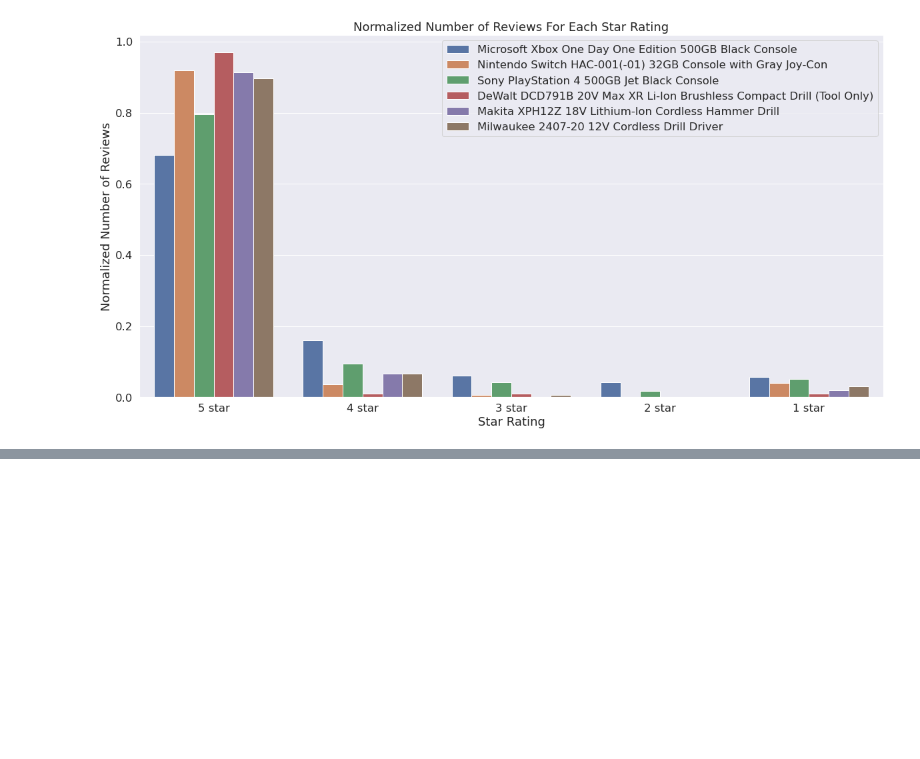
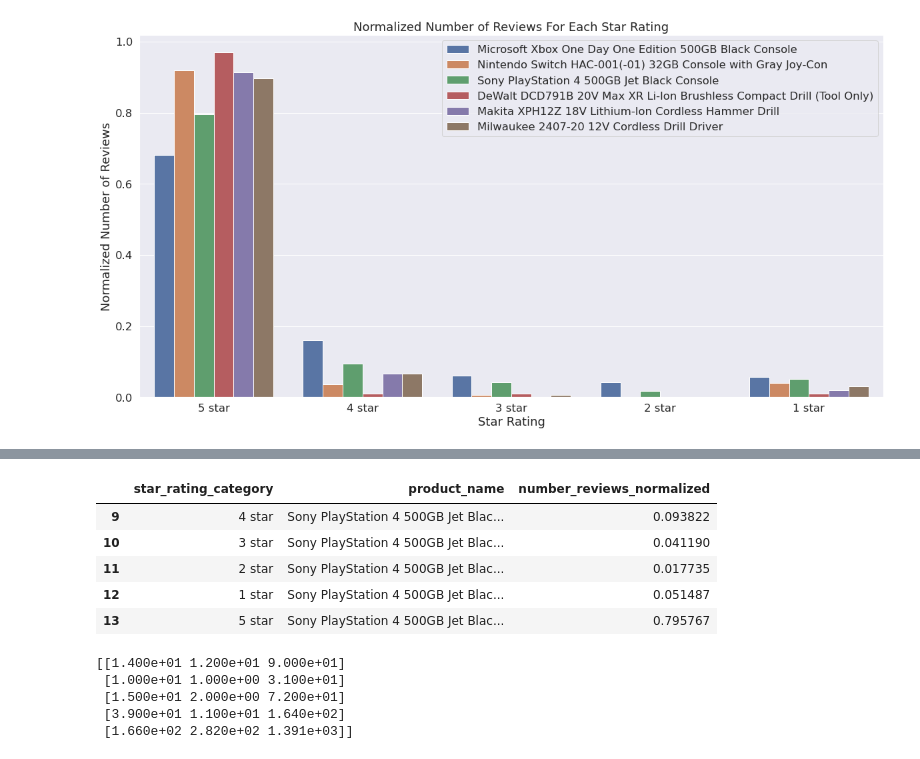
Before and after one commit to arunkumarakkineni/Statistical-Analysis-to-determine-similarity-of-product-reviews-on-Web-Crawled-Product-Review-Rating, a Jupyter notebook: cap1_stats_analysis.ipynb, the cells around one changed output, grey strips where cells are left out. Drawn from its saved outputs; the diff is of its cells as text; code cells hidden in the pictures; blank space fills up the shorter version.

Commit message:
Commit version with statistical tests

```diff
--- a/cap1_stats_analysis.ipynb
+++ b/cap1_stats_analysis.ipynb
@@ -390,0 +429,59 @@ plt.show()
+# %%
+'''
+Chi Square Test to test the null hypothesis that the distribution of
+5 Star Reviews is similar across all three products in the Home Appliances Category
+'''
+df_rating_pst.head(20)
+# %% [output]
+|  | star_rating_category | product_name | number_reviews_normalized |
+| 9 | 4 star | Sony PlayStation 4 500GB Jet Blac... | 0.093822 |
+| 10 | 3 star | Sony PlayStation 4 500GB Jet Blac... | 0.041190 |
+| 11 | 2 star | Sony PlayStation 4 500GB Jet Blac... | 0.017735 |
+| 12 | 1 star | Sony PlayStation 4 500GB Jet Blac... | 0.051487 |
+| 13 | 5 star | Sony PlayStation 4 500GB Jet Blac... | 0.795767 |
+# %%
+'''
+brand1 = df_rating_dwt.sort_values('star_rating_category',ascending=True).values
+brand2 = df_rating_mak.sort_values('star_rating_category',ascending=True).values
+brand3 = df_rating_milw.sort_values('star_rating_category',ascending=True).values
+brand4 = df_rating_msft.sort_values('star_rating_category',ascending=True).values
+brand5 = df_rating_nint.sort_values('star_rating_category',ascending=True).values
+brand6 = df_rating_pst.sort_values('star_rating_category',ascending=True).values
+'''
+brand1 = df_rating_HomeGarden_group.reset_index().loc[0:3,'star_rating_category':'author_name'].sort_values('star_rating_category',ascending=True).values
+brand2 = df_rating_HomeGarden_group.reset_index().loc[4:6,'star_rating_category':'author_name'].sort_values('star_rating_category',ascending=True).values
+brand3 = df_rating_HomeGarden_group.reset_index().loc[7:10,'star_rating_category':'author_name'].sort_values('star_rating_category',ascending=True).values
+brand4 = df_rating_GameConsoles_group.reset_index().loc[0:4,'star_rating_category':'author_name'].sort_values('star_rating_category',ascending=True).values
+brand5 = df_rating_GameConsoles_group.reset_index().loc[5:8,'star_rating_category':'author_name'].sort_values('star_rating_category',ascending=True).values
+brand6 = df_rating_GameConsoles_group.reset_index().loc[9:14,'star_rating_category':'author_name'].sort_values('star_rating_category',ascending=True).values
+
+brand_list_HA = [brand1, brand2, brand3]
+brand_list_GM = [brand4, brand5,brand6]
+
+def create_chitest_matrix(num_star_ratings,num_brands,brand_list):
+    arr = np.ones((num_star_ratings,num_brands))
+    for col,brand in enumerate(brand_list):
+        for row in range(brand.shape[0]):
+            if brand[row][0] == '1 star':
+                arr[0][col] = brand[row][brand.shape[1]-1]
+            elif brand[row][0] == '2 star':
+                arr[1][col] = brand[row][brand.shape[1]-1]
+            elif brand[row][0] == '3 star':
+                arr[2][col] = brand[row][brand.shape[1]-1]
+            elif brand[row][0] == '4 star':
+                arr[3][col] = brand[row][brand.shape[1]-1]
+            elif brand[row][0] == '5 star':
+                arr[4][col] = brand[row][brand.shape[1]-1]
+    return arr
+
+brand_list = brand_list_GM
+num_star_ratings = 5
+num_brands = len(brand_list)
+arr = create_chitest_matrix(num_star_ratings,num_brands,brand_list)
+print(arr)
+# %% [output]
+[[1.400e+01 1.200e+01 9.000e+01]
+ [1.000e+01 1.000e+00 3.100e+01]
+ [1.500e+01 2.000e+00 7.200e+01]
+ [3.900e+01 1.100e+01 1.640e+02]
+ [1.660e+02 2.820e+02 1.391e+03]]
```
Also changed, not shown: parts of 4 cells of this notebook.
